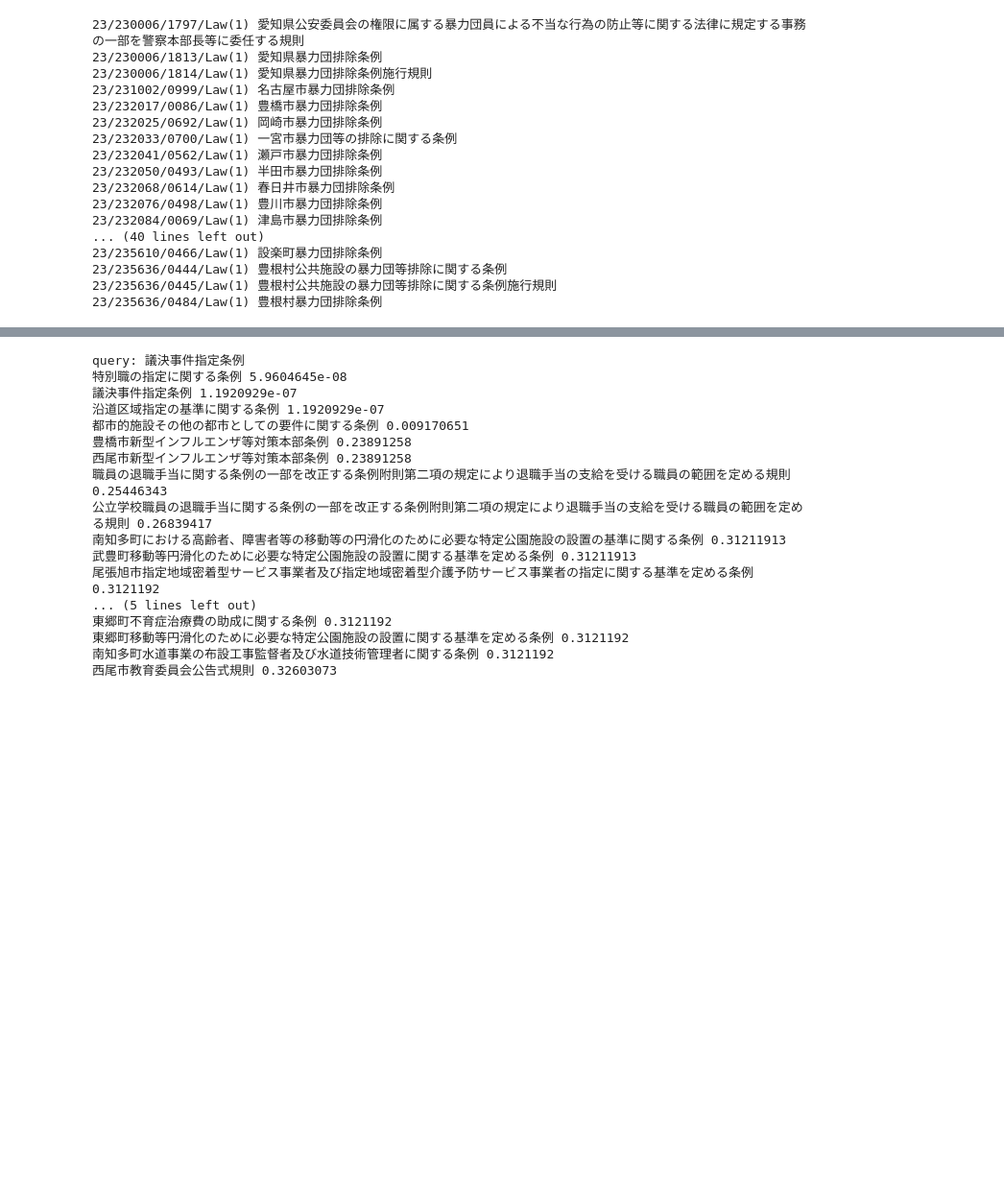
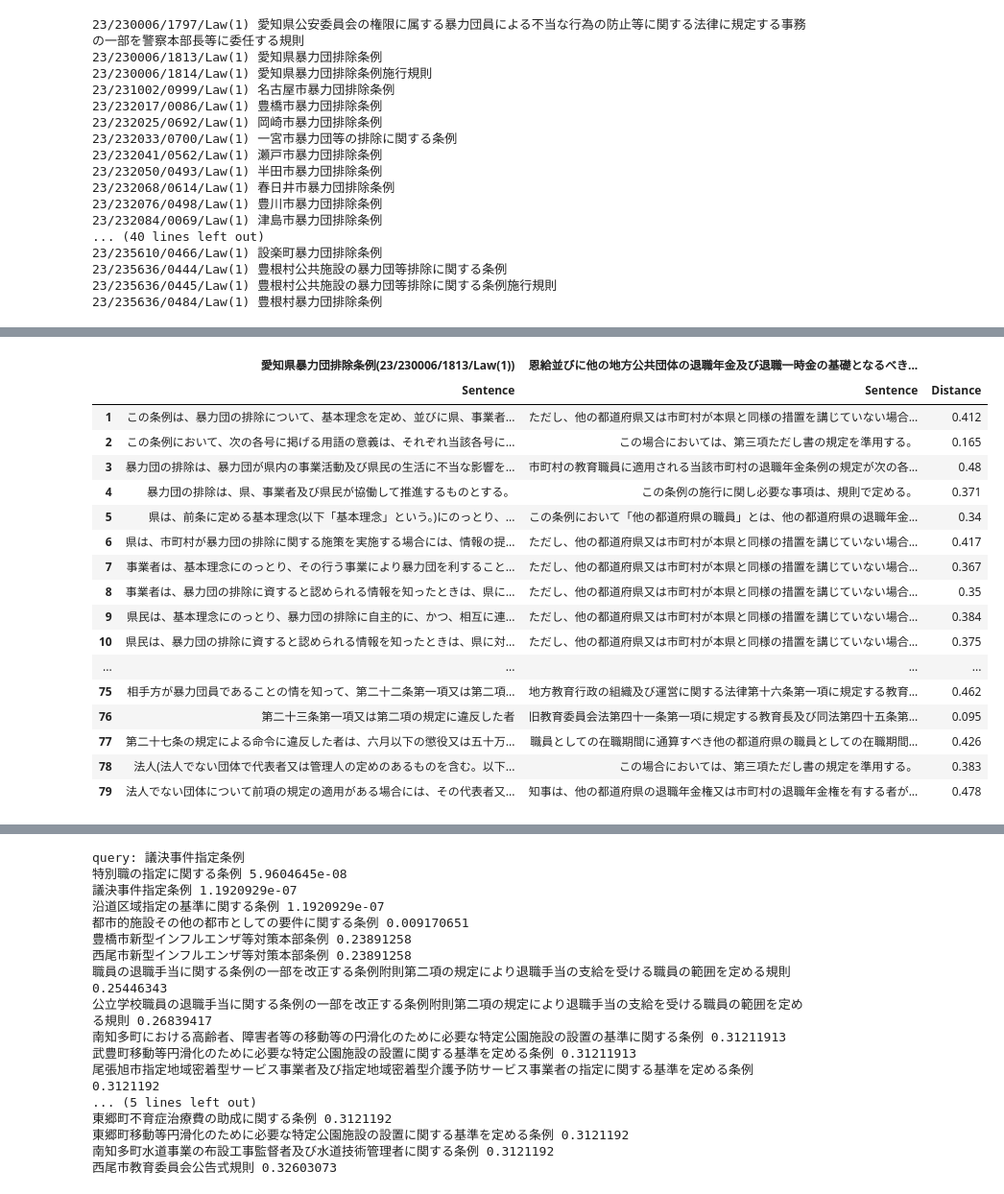
Before and after one commit to Arten013/hjst_model, a Jupyter notebook: pairtable.ipynb, the cells around one changed output, grey strips where cells are left out. Shown at 96% size. Saved outputs shown, nothing was run; the diff lists cells and outputs as text; code cells hidden in the pictures; blank space fills up the shorter version.

```diff
--- a/pairtable.ipynb
+++ b/pairtable.ipynb
@@ -216,0 +205,23 @@ add target: 扶桑町文化財保護条例 0.216042
+# %%
+result_df = dict()
+
+print('Construct index for', comp_level, 'level')
+testset.set_iterator_mode(level=comp_level, tag=True, sentence=False)
+tags = list(testset)
+qdata_matrix = np.matrix([hmodel.layers[comp_level][tag] for tag in tags])
+index = nmslib.init(method='hnsw', space='cosinesimil')
+index.addDataPointBatch(qdata_matrix)
+start = time.time()
+index.createIndex({'post': 2}, print_progress=True)
+end = time.time()
+print('ANN', comp_level, 'preparation time %f' % (end - start))
+
+print('Construct index for', qlevel, 'level')
+testset.set_iterator_mode(level=qlevel, tag=True, sentence=False)
+qtags = list(testset)
+print('using', len(qtags), qlevel+'s')
+start = time.time()
+cdata_matrix = np.matrix([hmodel.layers[qlevel][tag] for tag in qtags])
+sindx = NearestNeighbors(n_neighbors=min(qk, cdata_matrix.shape[0]), metric='cosine', algorithm='brute').fit(cdata_matrix)
+end = time.time()
+print('KNN', comp_level, 'preparation time %f' % (end - start))
@@ -217,19 +317,3 @@ add target: 扶桑町文化財保護条例 0.216042
 # %%
-target_law_tags = ['23/230006/1813/Law(1)', '23/231002/0999/Law(1)']
+target_law_tags = ['23/230006/1813/Law(1)', '23/230006/0317/Law(1)']
 query = target_law_tags[0]
-# %%
-threshold = 0.3
-d = test_sentence_layers['swem_average_tokai_mecab']
-hmodel.layers['Sentence'] = d['layer']
-#df = hmodel.comptable(testset, query, target_law_tags[1:], 10, 'Sentence')
-#display(df.style.apply(lambda x: coloring(d['threshold'], x), axis=1))
-for k, d in test_sentence_layers.items():
-    if 'swem' not in k:
-        continue
-    print(k)
-    hmodel.layers['Sentence'] = d['layer']
-    #for qi, q in enumerate(target_law_tags):
-    #    df = hmodel.comptable(testset, q, target_law_tags[:qi]+target_law_tags[qi+1:], 10, 'Sentence')
-    #    display(df.style.apply(lambda x: coloring(threshold, x), axis=1))
-    df = hmodel.comptable(testset, query, target_law_tags[1:], 10, 'Sentence')
-    display(df.style.apply(lambda x: coloring(d['threshold'], x), axis=1))
@@ -241,0 +320,22 @@ ltag_gen = (ltag for ltag in list(testset))
+# %%
+df = hmodel.comptable(testset, query, target_law_tags[1:], 10, 'Sentence')
+display(df.style.apply(lambda x: coloring(threshold, x), axis=1))
+# %% [output]
+|  | 愛知県暴力団排除条例(23/230006/1813/Law(1)) | 恩給並びに他の地方公共団体の退職年金及び退職一時金の基礎となるべき... |  |
+|  | Sentence | Sentence | Distance |
+| 1 | この条例は、暴力団の排除について、基本理念を定め、並びに県、事業者... | ただし、他の都道府県又は市町村が本県と同様の措置を講じていない場合... | 0.412 |
+| 2 | この条例において、次の各号に掲げる用語の意義は、それぞれ当該各号に... | この場合においては、第三項ただし書の規定を準用する。 | 0.165 |
+| 3 | 暴力団の排除は、暴力団が県内の事業活動及び県民の生活に不当な影響を... | 市町村の教育職員に適用される当該市町村の退職年金条例の規定が次の各... | 0.48 |
+| 4 | 暴力団の排除は、県、事業者及び県民が協働して推進するものとする。 | この条例の施行に関し必要な事項は、規則で定める。 | 0.371 |
+| 5 | 県は、前条に定める基本理念(以下「基本理念」という。)にのっとり、... | この条例において「他の都道府県の職員」とは、他の都道府県の退職年金... | 0.34 |
+| 6 | 県は、市町村が暴力団の排除に関する施策を実施する場合には、情報の提... | ただし、他の都道府県又は市町村が本県と同様の措置を講じていない場合... | 0.417 |
+| 7 | 事業者は、基本理念にのっとり、その行う事業により暴力団を利すること... | ただし、他の都道府県又は市町村が本県と同様の措置を講じていない場合... | 0.367 |
+| 8 | 事業者は、暴力団の排除に資すると認められる情報を知ったときは、県に... | ただし、他の都道府県又は市町村が本県と同様の措置を講じていない場合... | 0.35 |
+| 9 | 県民は、基本理念にのっとり、暴力団の排除に自主的に、かつ、相互に連... | ただし、他の都道府県又は市町村が本県と同様の措置を講じていない場合... | 0.384 |
+| 10 | 県民は、暴力団の排除に資すると認められる情報を知ったときは、県に対... | ただし、他の都道府県又は市町村が本県と同様の措置を講じていない場合... | 0.375 |
+| ... | ... | ... | ... |
+| 75 | 相手方が暴力団員であることの情を知って、第二十二条第一項又は第二項... | 地方教育行政の組織及び運営に関する法律第十六条第一項に規定する教育... | 0.462 |
+| 76 | 第二十三条第一項又は第二項の規定に違反した者 | 旧教育委員会法第四十一条第一項に規定する教育長及び同法第四十五条第... | 0.095 |
+| 77 | 第二十七条の規定による命令に違反した者は、六月以下の懲役又は五十万... | 職員としての在職期間に通算すべき他の都道府県の職員としての在職期間... | 0.426 |
+| 78 | 法人(法人でない団体で代表者又は管理人の定めのあるものを含む。以下... | この場合においては、第三項ただし書の規定を準用する。 | 0.383 |
+| 79 | 法人でない団体について前項の規定の適用がある場合には、その代表者又... | 知事は、他の都道府県の退職年金権又は市町村の退職年金権を有する者が... | 0.478 |
```
Also changed, not shown: parts of 28 cells of this notebook, 7 other files.
